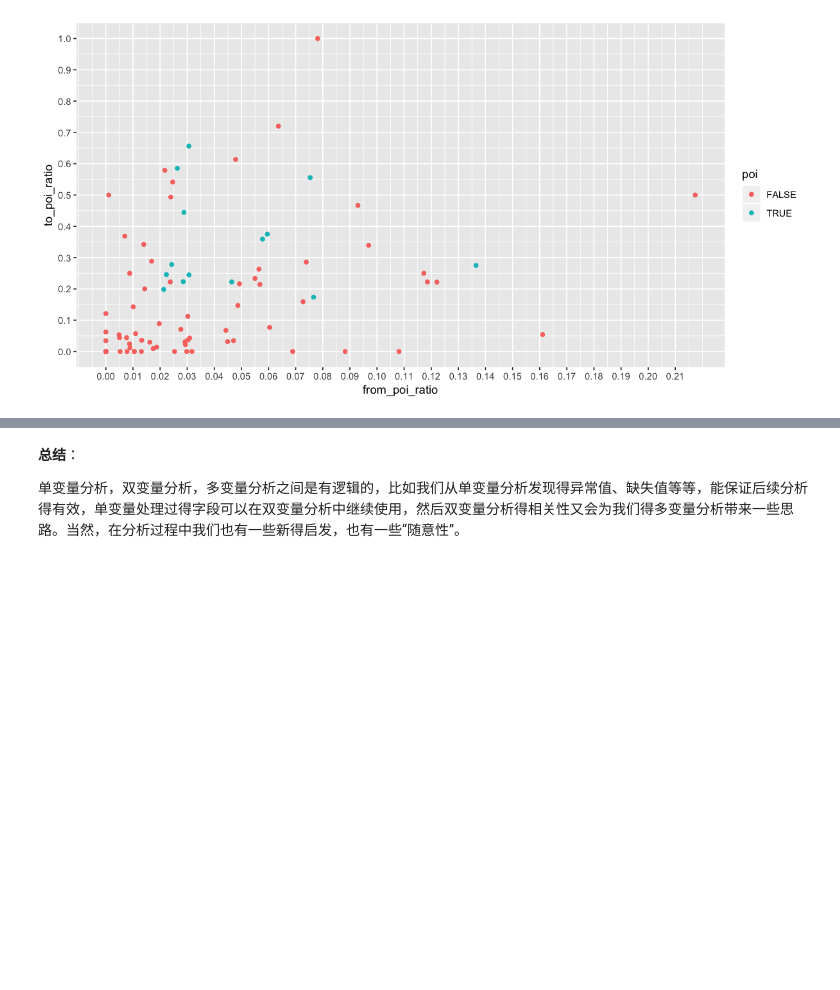
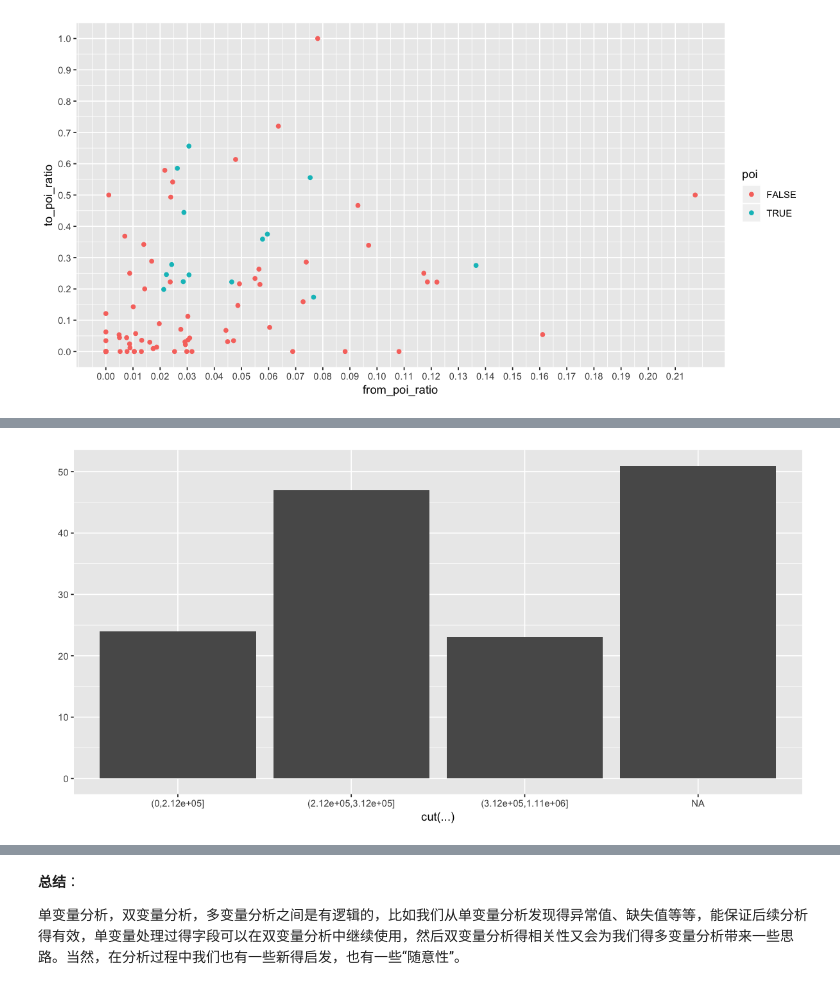
Before and after one commit to jingjingh4/CourseMaterial, a Jupyter notebook: Exercise/Course3Enron_Demo.ipynb, the cells around one changed output, grey strips where cells are left out. Drawn from its saved outputs; the diff is of its cells as text; code cells hidden in the pictures; blank space fills up the shorter version.

```diff
--- a/Exercise/Course3Enron_Demo.ipynb
+++ b/Exercise/Course3Enron_Demo.ipynb
@@ -474,0 +498,9 @@ cor(df.select, df.select$poi, method = "kendall", use = "complete.obs")
+# %%
+low = quantile(df.enron$salary, .25, na.rm = TRUE)
+high = quantile(df.enron$salary, .75, na.rm = T)
+
+# 对分箱绘图
+qplot(cut(df.enron.clean$salary, breaks =
+          c(0, low[[1]], high[[1]], max(df.enron.clean$salary, na.rm = T))))
+# %% [output]
+[figure, added]
```
Also changed, not shown: parts of 7 cells of this notebook.
